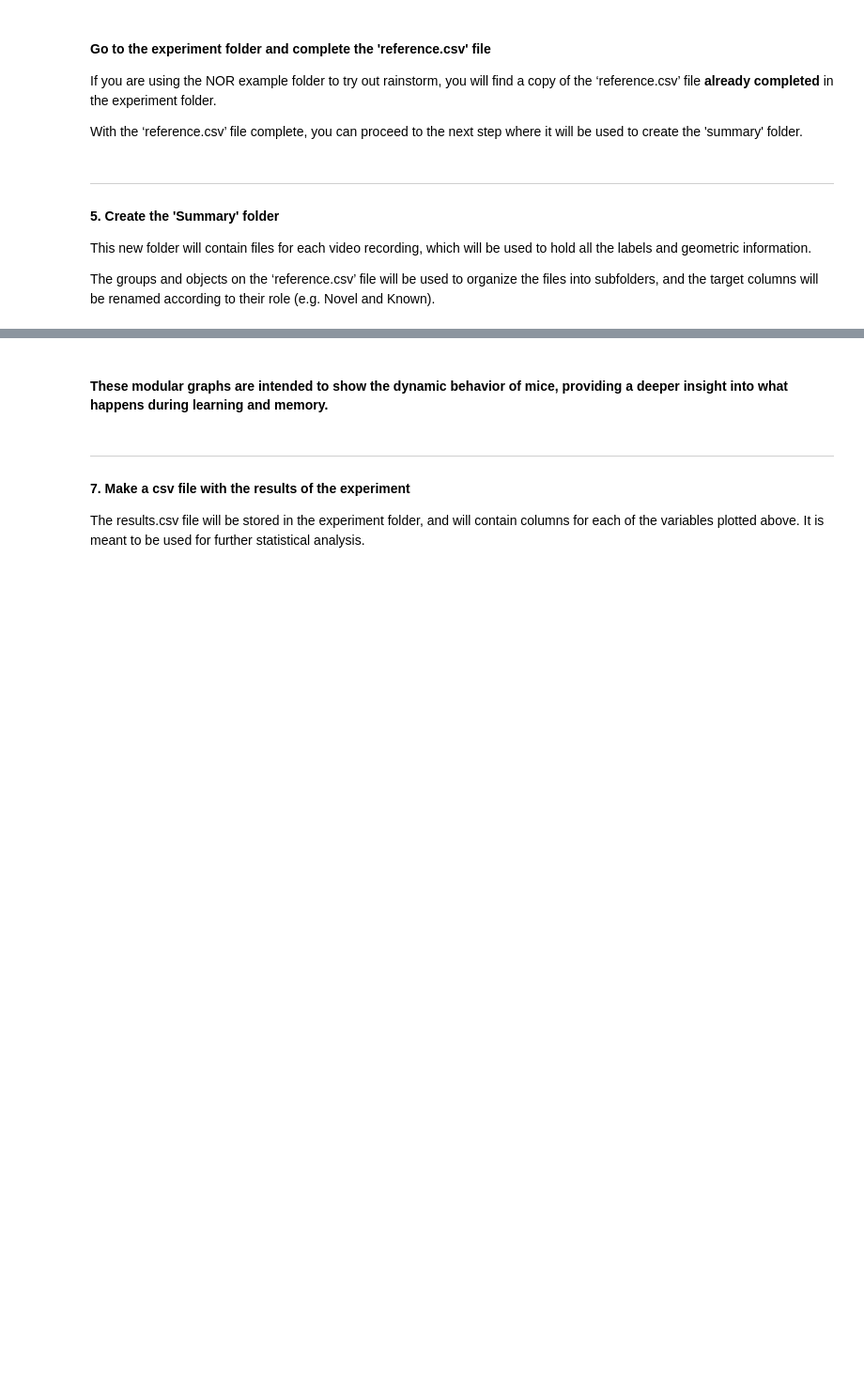
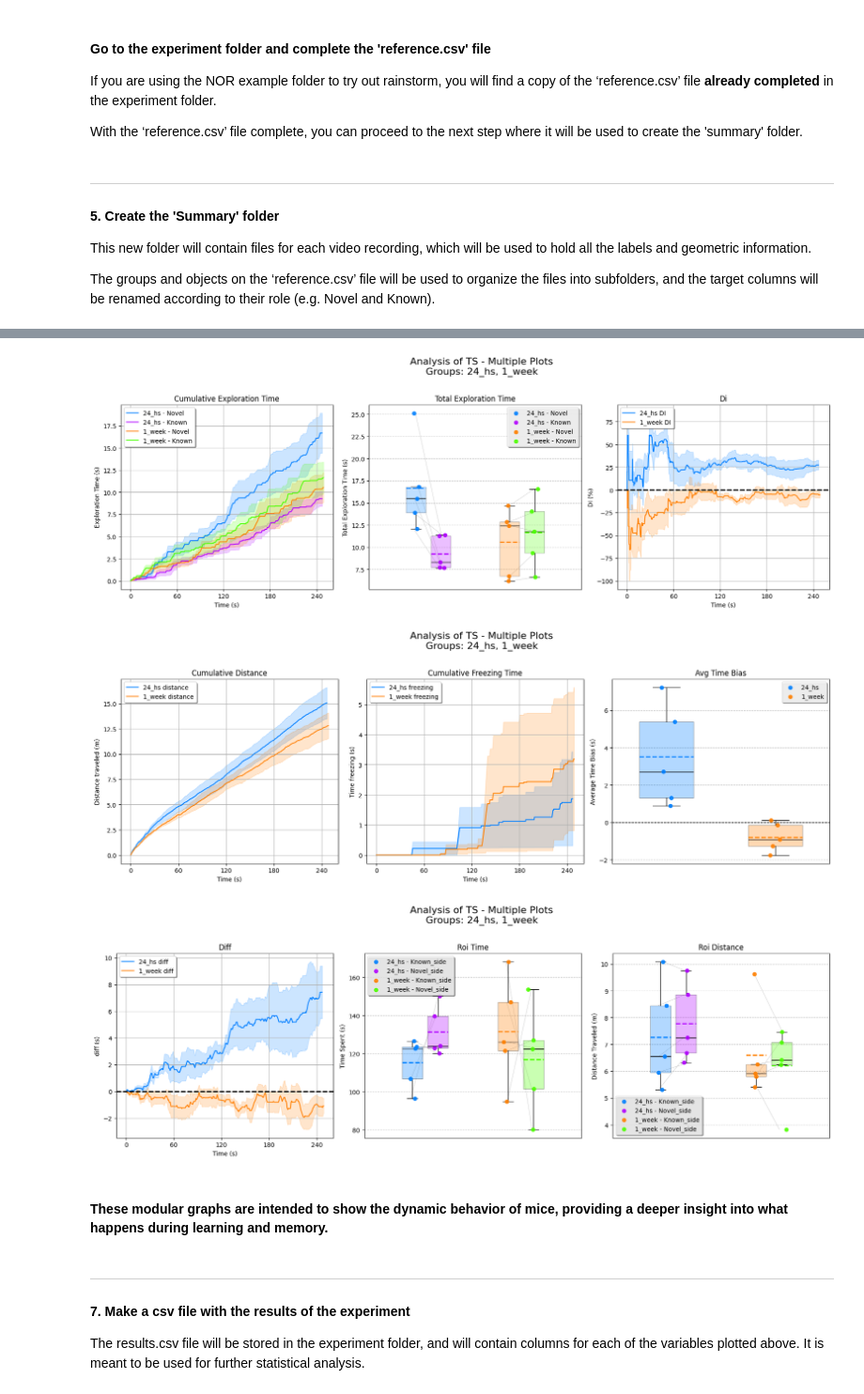
Before and after one commit to sdhers/RAINSTORM, a Jupyter notebook: 4-Seize_labels.ipynb, the cells around one changed output, grey strips where cells are left out. Shown: that part at 94% size. Drawn from its saved outputs; the diff is of its cells as text; code cells hidden in the pictures; blank space fills up the shorter version.

```diff
--- a/4-Seize_labels.ipynb
+++ b/4-Seize_labels.ipynb
@@ -88,7 +118,11 @@ We can plot:
 # %%
 rst.plot_multiple_analyses(params_file, trial='TS', plots=[rst.lineplot_cumulative_exploration_time, rst.boxplot_total_exploration_time, rst.lineplot_DI])
-rst.plot_multiple_analyses(params_file, trial='TS', plots=[rst.lineplot_cumulative_distance, rst.lineplot_cumulative_freezing_time, rst.lineplot_diff])
-rst.plot_multiple_analyses(params_file, trial='TS', plots=[rst.boxplot_roi_time, rst.boxplot_roi_distance, rst.boxplot_alternation_proportion])
+rst.plot_multiple_analyses(params_file, trial='TS', plots=[rst.lineplot_cumulative_distance, rst.lineplot_cumulative_freezing_time, rst.boxplot_avg_time_bias])
+rst.plot_multiple_analyses(params_file, trial='TS', plots=[rst.lineplot_diff, rst.boxplot_roi_time, rst.boxplot_roi_distance])
+# %% [output]
+[figure, added]
+[figure, added]
+[figure, added]
 # %% [markdown]
 #### These modular graphs are intended to show the dynamic behavior of mice, providing a deeper insight into what happens during learning and memory.
 # %% [markdown]
```
Also changed, not shown: parts of 7 cells of this notebook, 3 other files.
